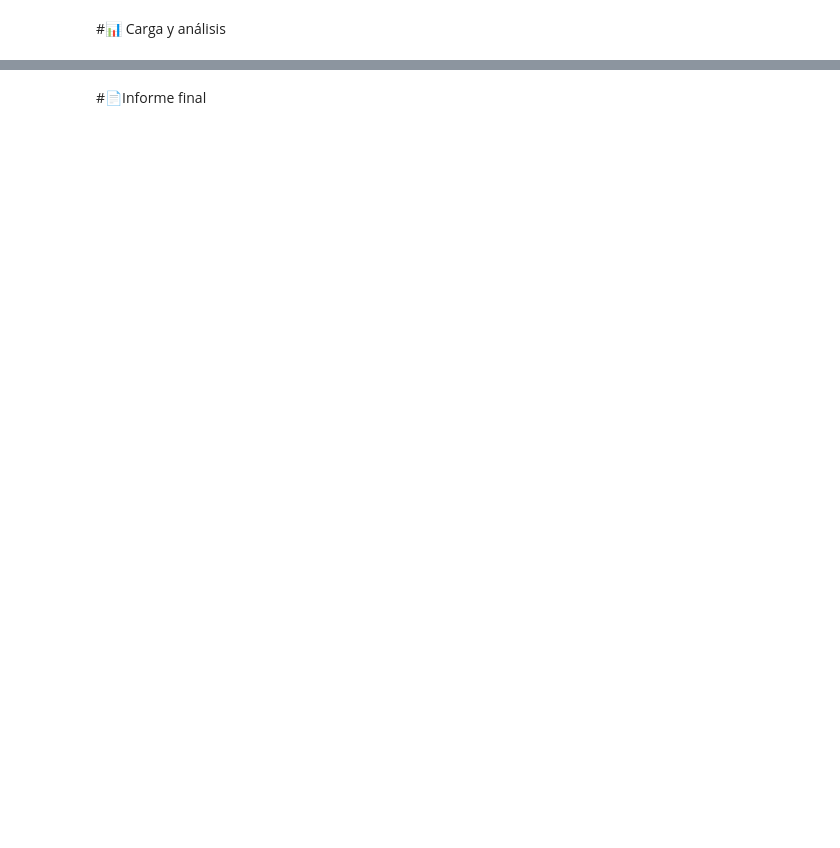
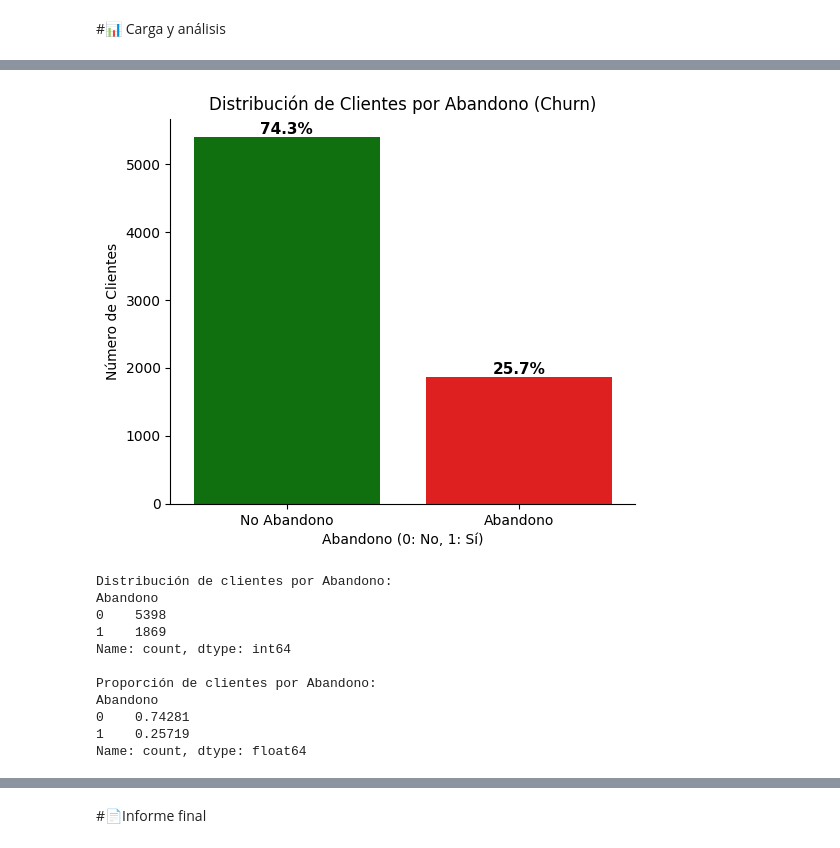
Before and after one commit to Fernando-Falla/Cahllenge_TelecomX_parte2, a Jupyter notebook: TelecomX_LATAM.ipynb, the cells around one changed output, grey strips where cells are left out. Cells and saved outputs as stored; diff of their text form; code cells hidden in the pictures; blank space fills up the shorter version.

```diff
--- a/TelecomX_LATAM.ipynb
+++ b/TelecomX_LATAM.ipynb
@@ -424 +483,19 @@ datos_encoded.head()
 5 rows × 27 columns
+# %%
+# Normalizar columnas numéricas
+from sklearn.preprocessing import StandardScaler
+
+# Identificar columnas numéricas para normalizar (excluyendo las columnas dummy y las binarias ya codificadas)
+numeric_cols = ['PermanenciaMeses', 'CargoMensual', 'CargoTotal', 'CargoDiario']
+
+# Inicializar el StandardScaler
+scaler = StandardScaler()
+
+# Aplicar StandardScaler a las columnas numéricas
+datos_encoded[numeric_cols] = scaler.fit_transform(datos_encoded[numeric_cols])
+
+print("\nPrimeras filas después de la normalización:")
+display(datos_encoded.head())
+
+print("\nEstadísticas descriptivas de las columnas numéricas después de la normalización:")
+print(datos_encoded[numeric_cols].describe())
@@ -426,0 +581,58 @@ datos_encoded.head()
+# %%
+# distribución de la variable 'Abandono'
+import matplotlib.pyplot as plt
+import seaborn as sns
+
+# Visualizar
+# Definir colores: 0 (No Abandono) -> verde, 1 (Abandono) -> rojo
+colors = {0: "green", 1: "red"}
+
+plt.figure(figsize=(6, 5))
+ax = sns.countplot(
+    x="Abandono",
+    data=datos_encoded,
+    hue="Abandono",
+    palette=colors,
+    legend=False
+)
+
+plt.title("Distribución de Clientes por Abandono (Churn)")
+plt.xlabel("Abandono (0: No, 1: Sí)")
+plt.ylabel("Número de Clientes")
+plt.xticks(ticks=[0, 1], labels=["No Abandono", "Abandono"])
+
+# --- Agregar porcentajes sobre cada barra ---
+total = len(datos_encoded)
+for p in ax.patches:
+    count = p.get_height()
+    percentage = 100 * count / total
+    ax.annotate(f"{percentage:.1f}%",
+                (p.get_x() + p.get_width() / 2., count),
+                ha="center", va="bottom", fontsize=11, color="black", fontweight="bold")
+
+# --- Quitar líneas superior y derecha ---
+sns.despine(top=True, right=True)
+
+plt.show()
+
+# Calcular y mostrar la proporción de abandono
+churn_counts = datos_encoded["Abandono"].value_counts()
+churn_proportions = churn_counts / total
+
+print("\nDistribución de clientes por Abandono:")
+print(churn_counts)
+print("\nProporción de clientes por Abandono:")
+print(churn_proportions)
+# %% [output]
+[figure, added]
+Distribución de clientes por Abandono:
+Abandono
+0    5398
+1    1869
+Name: count, dtype: int64
+
+Proporción de clientes por Abandono:
+Abandono
+0    0.74281
+1    0.25719
+Name: count, dtype: float64
```
Also changed, not shown: parts of 25 cells of this notebook.
